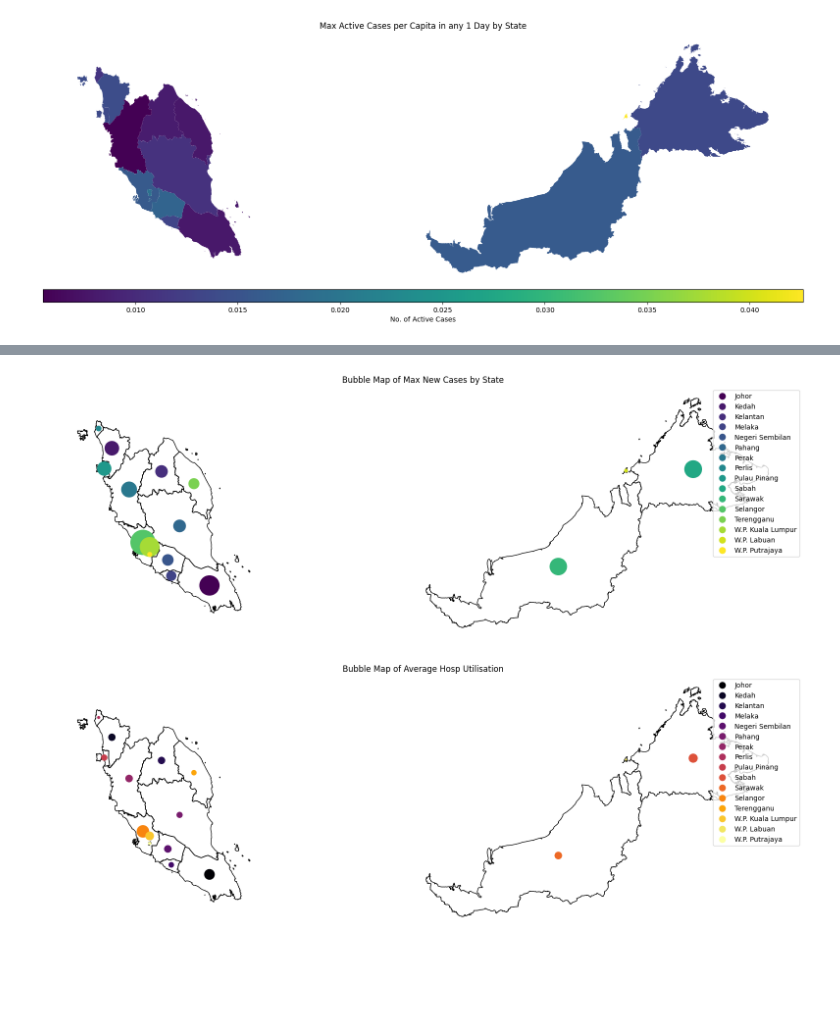
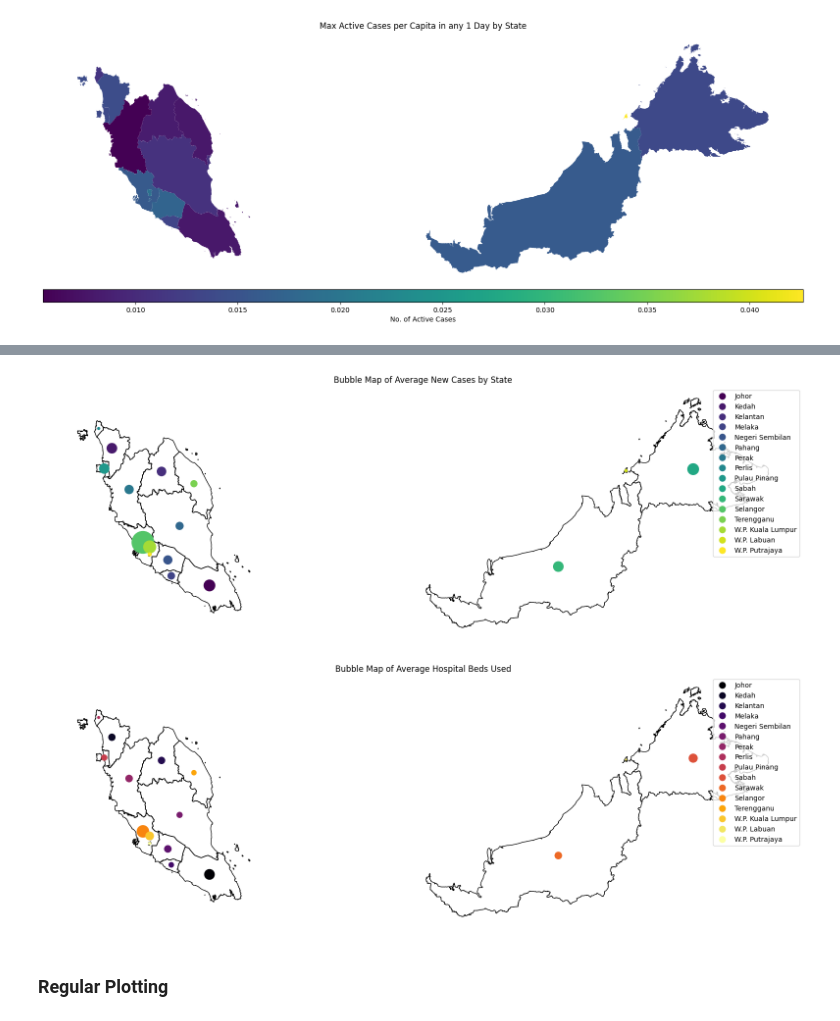
Before and after one commit to MarcusO17/5011-cem-ml, a Jupyter notebook: notebooks/EDAReport2.ipynb, the cells around one changed output, grey strips where cells are left out. Saved outputs shown, nothing was run; the diff lists cells and outputs as text; code cells hidden in the pictures; blank space fills up the shorter version.

Commit message:
added EDA graphs and charts

```diff
--- a/notebooks/EDAReport2.ipynb
+++ b/notebooks/EDAReport2.ipynb
@@ -369,18 +401,17 @@ Name: latest_vaccinations, dtype: float64
 # %%
-centroids = gdf.copy() * CHANGE
+centroids = gdf.copy()
 centroids['geometry'] = gdf['geometry'].centroid
-centroids['size'] = gdf['latest_vaccinations']/1000
-
+centroids['size'] = df.groupby('state')['cases_new'].mean().tolist()
 fig, ax = plt.subplots(figsize=(20, 10))
 
 gdf.plot(ax=ax, edgecolor='black', linewidth=1, facecolor='none')
-centroids.plot(ax=ax, marker='.', markersize=centroids['size'], column='state', legend=True, cmap='viridis')
+centroids.plot(ax=ax, marker='o', markersize=centroids['size'], column='state', legend=True, cmap='viridis')
 
-ax.set_title('Bubble Map of Max New Cases by State')
+ax.set_title('Bubble Map of Average New Cases by State')
 ax.axis('off')
 plt.show()
 # %% [output]
-[figure, old version]
+[figure, new version]
 # %%
 centroids = gdf.copy()
 centroids['geometry'] = gdf['geometry'].centroid
@@ -391,8 +422,10 @@ fig, ax = plt.subplots(figsize=(20, 10))
 gdf.plot(ax=ax, edgecolor='black', linewidth=1, facecolor='none')
 centroids.plot(ax=ax, marker='.', markersize=centroids['size'], column='state', legend=True, cmap='inferno')
 
-ax.set_title('Bubble Map of Average Hosp Utilisation')
+ax.set_title('Bubble Map of Average Hospital Beds Used')
 ax.axis('off')
 plt.show()
 # %% [output]
-[figure, old version]
+[figure, new version]
+# %% [markdown]
+### Regular Plotting
```
Also changed, not shown: parts of 24 cells of this notebook.
